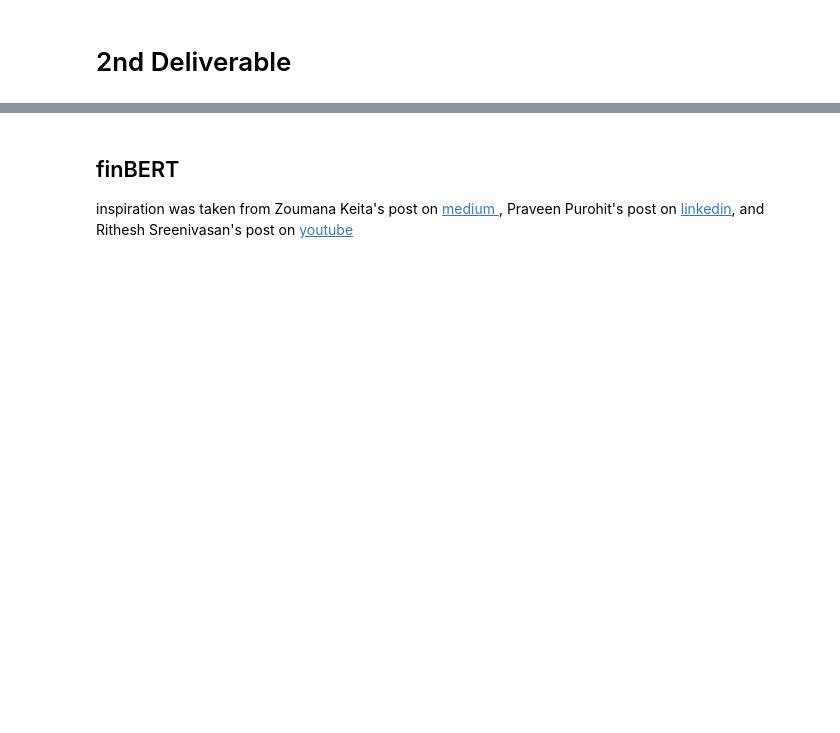
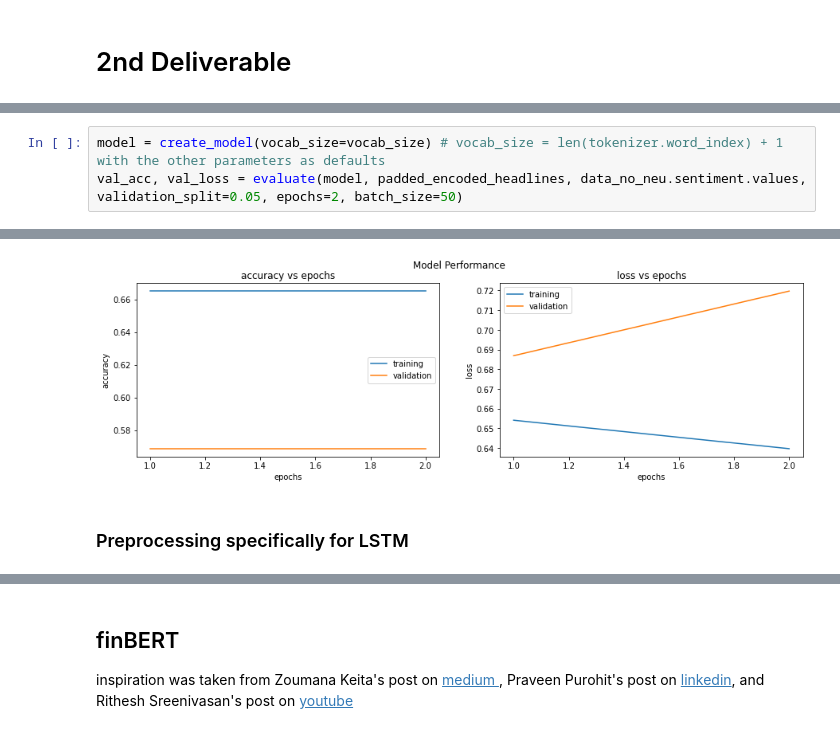
Before and after one commit to arnodunstatter/COSC4337-project, a Jupyter notebook: Financial_Sentiment_Analysis_Project.ipynb, the cells around one changed output, grey strips where cells are left out. Drawn from its saved outputs; the diff is of its cells as text; blank space fills up the shorter version.

Commit message:
Couple things:
Arno packaged the LSTM into a function and set up the gridsearch

Ethan reimplemented the Vader analysis module

```diff
--- a/Financial_Sentiment_Analysis_Project.ipynb
+++ b/Financial_Sentiment_Analysis_Project.ipynb
@@ -933,0 +990,4 @@ plt.show()
+# %%
+model = create_model(vocab_size=vocab_size) # vocab_size = len(tokenizer.word_index) + 1 with the other parameters as defaults
+val_acc, val_loss = evaluate(model, padded_encoded_headlines, data_no_neu.sentiment.values, validation_split=0.05, epochs=2, batch_size=50)
+# %% [output]
@@ -933,0 +999,3 @@ plt.show()
+[figure, added]
+# %% [markdown]
+### Preprocessing specifically for LSTM
```
Also changed, not shown: parts of 24 cells of this notebook.
